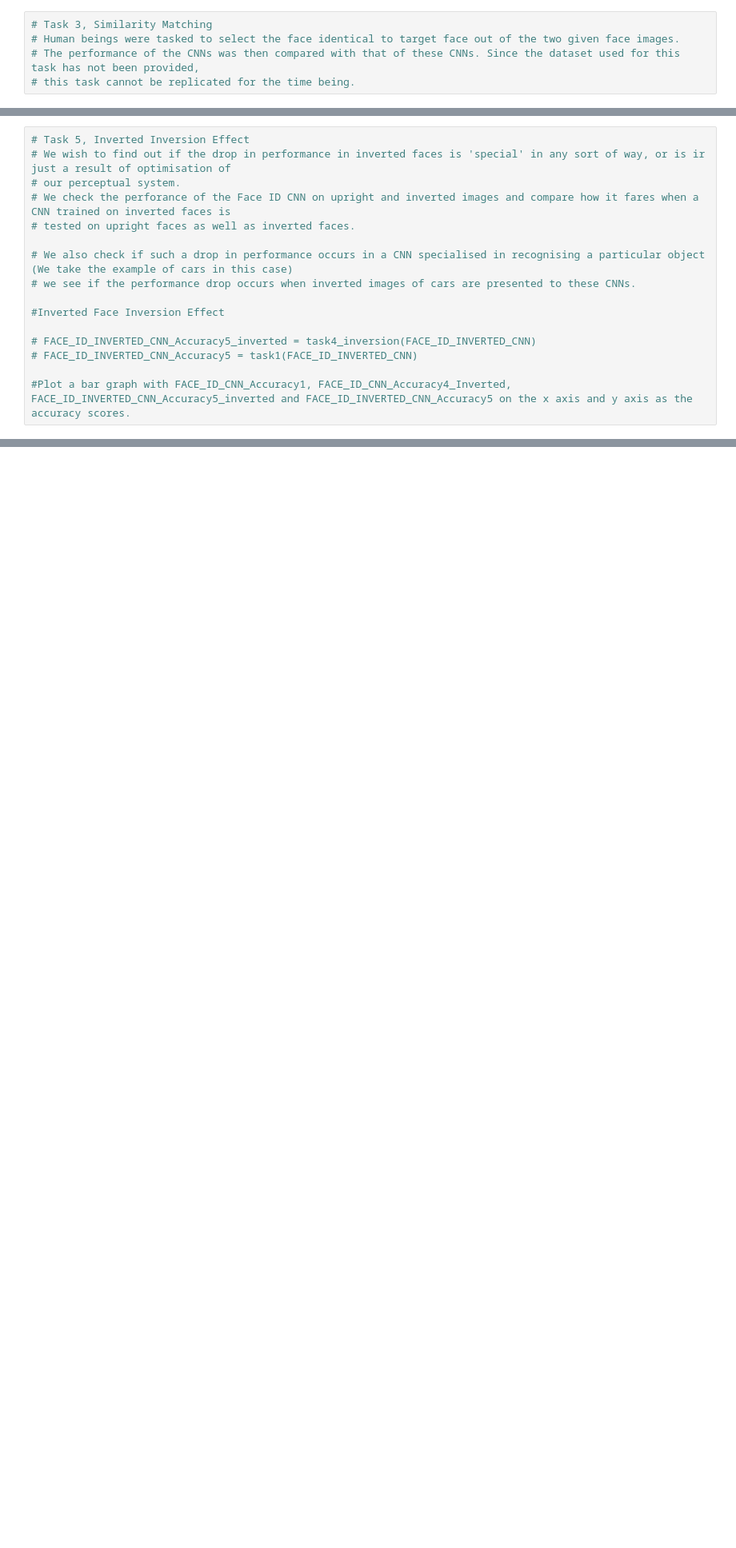
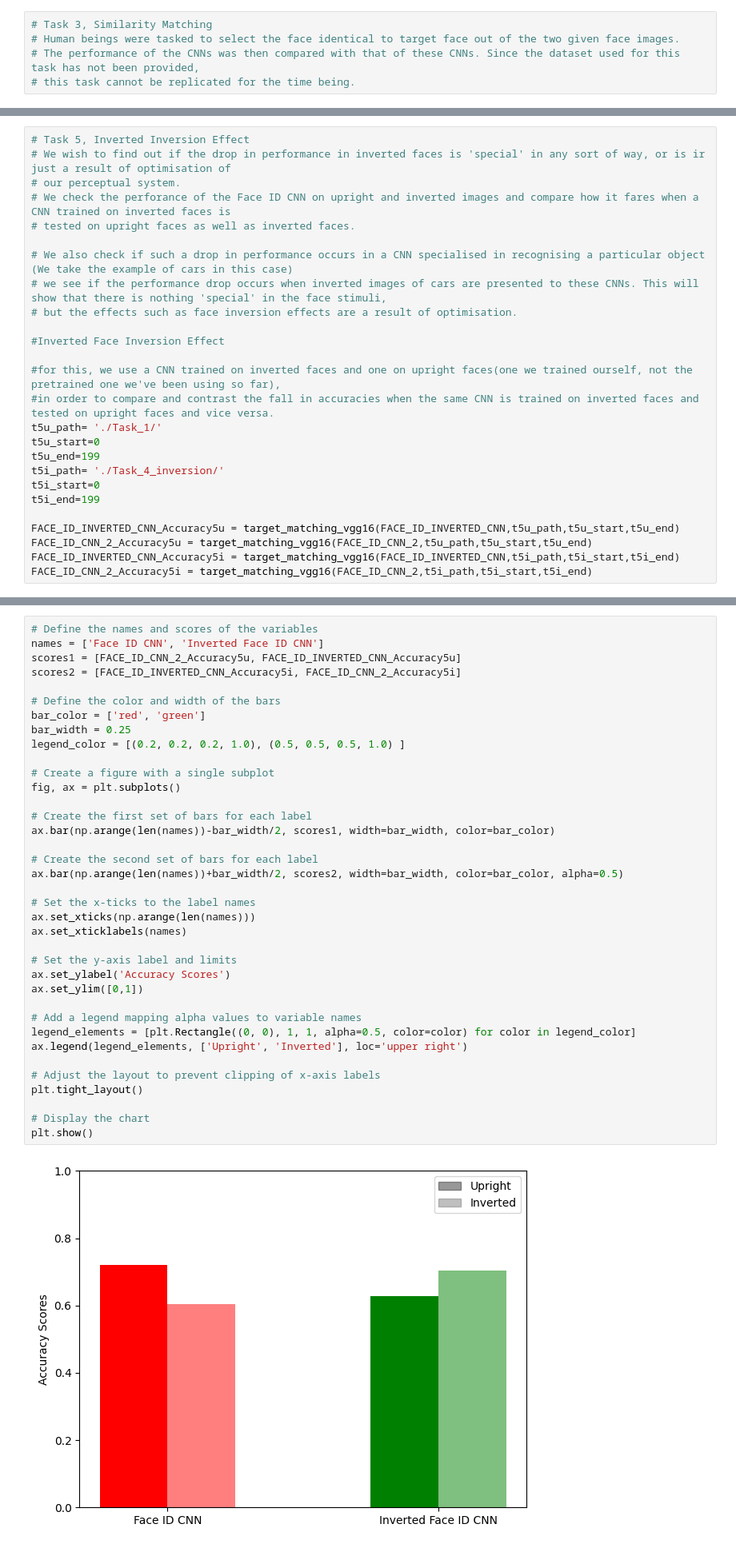
Before and after one commit to hashtaghari/Understanding-Face-Recognition-Using-Deep-Convolutional-Neural-Networks, a Jupyter notebook: Code and Datasets for Experiments/Analysis.ipynb, the cells around one changed output, grey strips where cells are left out. Shown at 80% size. Cells and saved outputs as stored; diff of their text form; blank space fills up the shorter version.

```diff
--- a/Code and Datasets for Experiments/Analysis.ipynb
+++ b/Code and Datasets for Experiments/Analysis.ipynb
@@ -387,11 +418,21 @@ FACE_ID_CNN_2_Accuracy4i = target_matching_vgg16(FACE_ID_CNN_2,t4a_path,t4a_star
 # tested on upright faces as well as inverted faces.
 
 # We also check if such a drop in performance occurs in a CNN specialised in recognising a particular object (We take the example of cars in this case)
-# we see if the performance drop occurs when inverted images of cars are presented to these CNNs.
+# we see if the performance drop occurs when inverted images of cars are presented to these CNNs. This will show that there is nothing 'special' in the face stimuli,
+# but the effects such as face inversion effects are a result of optimisation.
 
 #Inverted Face Inversion Effect
 
-# FACE_ID_INVERTED_CNN_Accuracy5_inverted = task4_inversion(FACE_ID_INVERTED_CNN)
-# FACE_ID_INVERTED_CNN_Accuracy5 = task1(FACE_ID_INVERTED_CNN)
+#for this, we use a CNN trained on inverted faces and one on upright faces(one we trained ourself, not the pretrained one we've been using so far),
+#in order to compare and contrast the fall in accuracies when the same CNN is trained on inverted faces and tested on upright faces and vice versa.
+t5u_path= './Task_1/'
+t5u_start=0
+t5u_end=199
+t5i_path= './Task_4_inversion/'
+t5i_start=0
+t5i_end=199
 
-#Plot a bar graph with FACE_ID_CNN_Accuracy1, FACE_ID_CNN_Accuracy4_Inverted, FACE_ID_INVERTED_CNN_Accuracy5_inverted and FACE_ID_INVERTED_CNN_Accuracy5 on the x axis and y axis as the accuracy scores.
+FACE_ID_INVERTED_CNN_Accuracy5u = target_matching_vgg16(FACE_ID_INVERTED_CNN,t5u_path,t5u_start,t5u_end)
+FACE_ID_CNN_2_Accuracy5u = target_matching_vgg16(FACE_ID_CNN_2,t5u_path,t5u_start,t5u_end)
+FACE_ID_INVERTED_CNN_Accuracy5i = target_matching_vgg16(FACE_ID_INVERTED_CNN,t5i_path,t5i_start,t5i_end)
+FACE_ID_CNN_2_Accuracy5i = target_matching_vgg16(FACE_ID_CNN_2,t5i_path,t5i_start,t5i_end)
@@ -397,0 +450,39 @@ FACE_ID_CNN_2_Accuracy4i = target_matching_vgg16(FACE_ID_CNN_2,t4a_path,t4a_star
+# %%
+# Define the names and scores of the variables
+names = ['Face ID CNN', 'Inverted Face ID CNN']
+scores1 = [FACE_ID_CNN_2_Accuracy5u, FACE_ID_INVERTED_CNN_Accuracy5u]
+scores2 = [FACE_ID_INVERTED_CNN_Accuracy5i, FACE_ID_CNN_2_Accuracy5i]
+
+# Define the color and width of the bars
+bar_color = ['red', 'green']
+bar_width = 0.25
+legend_color = [(0.2, 0.2, 0.2, 1.0), (0.5, 0.5, 0.5, 1.0) ]
+
+# Create a figure with a single subplot
+fig, ax = plt.subplots()
+
+# Create the first set of bars for each label
+ax.bar(np.arange(len(names))-bar_width/2, scores1, width=bar_width, color=bar_color)
+
+# Create the second set of bars for each label
+ax.bar(np.arange(len(names))+bar_width/2, scores2, width=bar_width, color=bar_color, alpha=0.5)
+
+# Set the x-ticks to the label names
+ax.set_xticks(np.arange(len(names)))
+ax.set_xticklabels(names)
+
+# Set the y-axis label and limits
+ax.set_ylabel('Accuracy Scores')
+ax.set_ylim([0,1])
+
+# Add a legend mapping alpha values to variable names
+legend_elements = [plt.Rectangle((0, 0), 1, 1, alpha=0.5, color=color) for color in legend_color]
+ax.legend(legend_elements, ['Upright', 'Inverted'], loc='upper right')
+
+# Adjust the layout to prevent clipping of x-axis labels
+plt.tight_layout()
+
+# Display the chart
+plt.show()
+# %% [output]
+[figure, added]
```
Also changed, not shown: parts of 11 cells of this notebook, 3 other files.
